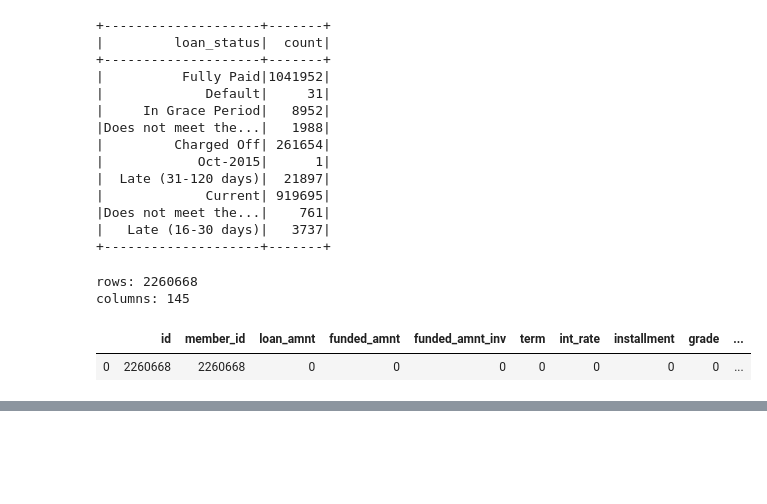
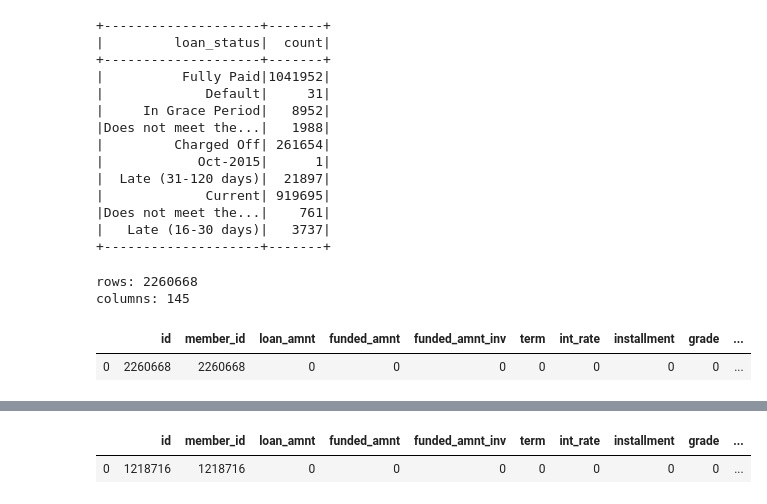
Before and after one commit to harper-he/LendingClub, a Jupyter notebook: Lending_Club.ipynb, the cells around one changed output, grey strips where cells are left out. Cells and saved outputs as stored; diff of their text form; code cells hidden in the pictures; blank space fills up the shorter version.

```diff
--- a/Lending_Club.ipynb
+++ b/Lending_Club.ipynb
@@ -75,3 +76,5 @@ checkna_pd
 # %% [output]
 |  | id | member_id | loan_amnt | funded_amnt | funded_amnt_inv | term | int_rate | installment | grade | ... |
 | 0 | 2260668 | 2260668 | 0 | 0 | 0 | 0 | 0 | 0 | 0 | ... |
+# %%
+current_df = df.filter(df.loan_status != "Fully Paid")
@@ -77,0 +107,6 @@ checkna_pd
+# %%
+checkna_current_pd=current_df.select([count(when(isnan(c) | col(c).isNull(), c)).alias(c) for c in current_df.columns]).toPandas()
+checkna_current_pd
+# %% [output]
+|  | id | member_id | loan_amnt | funded_amnt | funded_amnt_inv | term | int_rate | installment | grade | ... |
+| 0 | 1218716 | 1218716 | 0 | 0 | 0 | 0 | 0 | 0 | 0 | ... |
```
Also changed, not shown: parts of 3 cells of this notebook.
